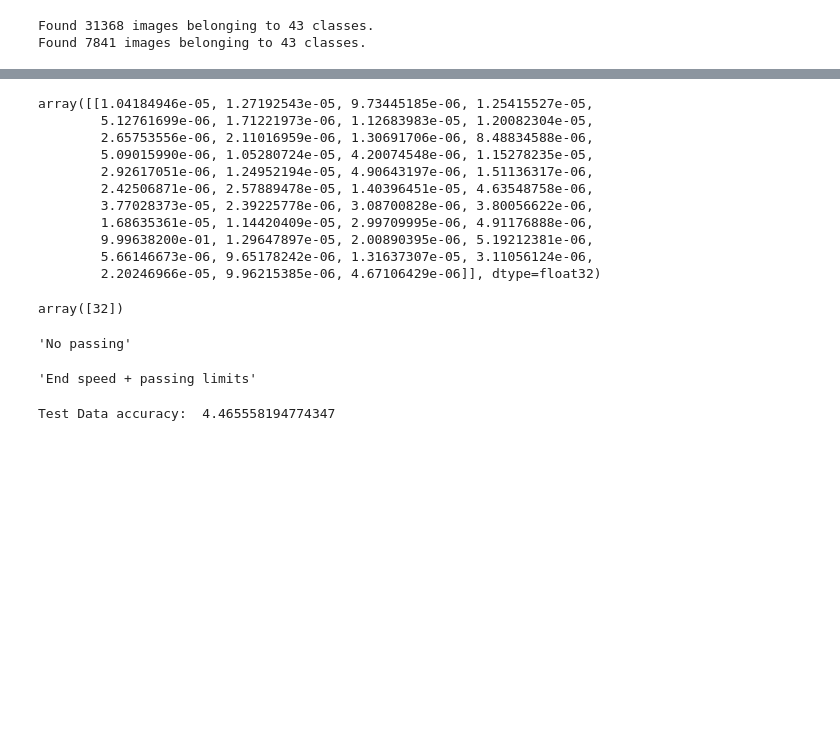
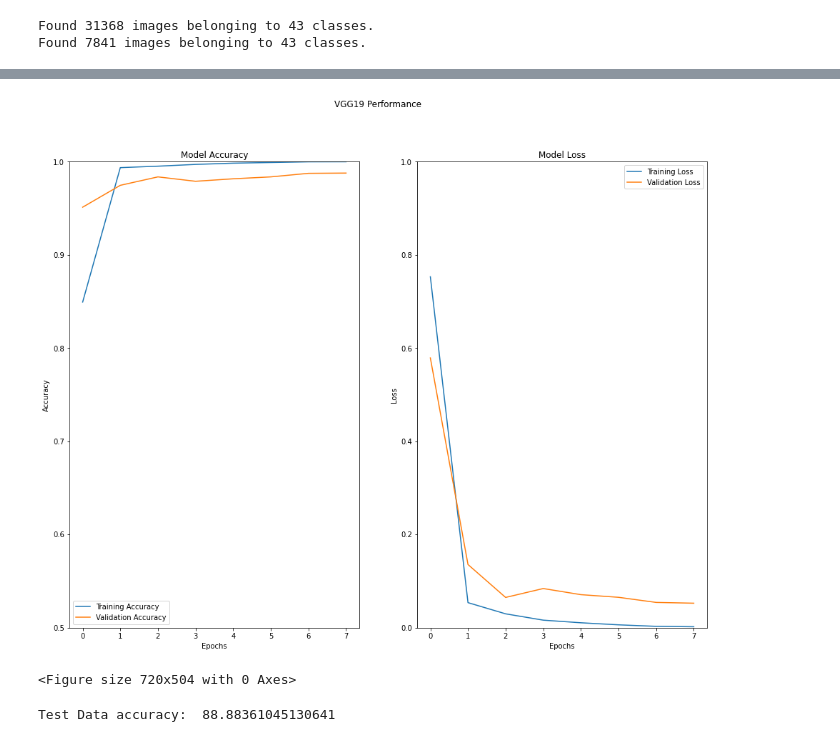
Before and after one commit to a1-rudh/CNNproject, a Jupyter notebook: gtsrb-prediction-cnn.ipynb, the cells around one changed output, grey strips where cells are left out. Saved outputs shown, nothing was run; the diff lists cells and outputs as text; code cells hidden in the pictures; blank space fills up the shorter version.

```diff
--- a/gtsrb-prediction-cnn.ipynb
+++ b/gtsrb-prediction-cnn.ipynb
@@ -310,12 +402,13 @@ Non-trainable params: 1,024
 _________________________________________________________________
 # %%
 alpha=0.0001
-epochs=5
+epochs=8
 optim = keras.optimizers.Adam(learning_rate=alpha)
 vgg_model.compile(optimizer = optim, loss = 'categorical_crossentropy', metrics = ['accuracy'])
 # %%
-history = vgg_model.fit(train_dataset,
-                    steps_per_epoch=len(train_dataset),
-                    epochs=epochs,)
-#                     validation_split=0.1)
+vgg_history = vgg_model.fit(train_dataset,
+                        steps_per_epoch=len(train_dataset),
+                        epochs=epochs,
+                        validation_data=test_dataset,
+                        validation_steps=len(test_dataset))
 # %% [output]
@@ -332,3 +431,29 @@ Epoch 5/5
+# %%
+fig,ax=plt.subplots(1,2)
+fig.set_size_inches(16,12)
+performance = pd.DataFrame(vgg_history.history)
+plt.figure(figsize=(10,7))
+ax[1].plot(performance[['loss','val_loss']])
+ax[1].legend(['Training Loss', 'Validation Loss'])
+ax[1].set_title('Model Loss')
+ax[1].set_xlabel('Epochs')
+ax[1].set_ylabel('Loss')
+ax[1].set_ylim(0,1)
+ax[0].plot(performance[['accuracy','val_accuracy']])
+ax[0].legend(['Training Accuracy', 'Validation Accuracy'])
+ax[0].set_title('Model Accuracy')
+ax[0].set_xlabel('Epochs')
+ax[0].set_ylabel('Accuracy')
+ax[0].set_ylim(0.5,1)
+fig.suptitle('VGG19 Performance')
+plt.show()
+# %% [output]
+[figure, added]
+<Figure size 720x504 with 0 Axes>
 # %%
+from sklearn.metrics import accuracy_score
 pred = vgg_model.predict(X_test)
-pred = pred.argmax(axis=-1)
+pred = map_pred(pred.argmax(axis=-1))
+print('Test Data accuracy: ',accuracy_score(test_labels, pred)*100)
+# %% [output]
+Test Data accuracy:  88.88361045130641
@@ -342,18 +459,0 @@ result = vgg_model.predict(test_image)
-# %%
-result
-# %% [output]
-array([[1.04184946e-05, 1.27192543e-05, 9.73445185e-06, 1.25415527e-05,
-        5.12761699e-06, 1.71221973e-06, 1.12683983e-05, 1.20082304e-05,
-        2.65753556e-06, 2.11016959e-06, 1.30691706e-06, 8.48834588e-06,
-        5.09015990e-06, 1.05280724e-05, 4.20074548e-06, 1.15278235e-05,
-        2.92617051e-06, 1.24952194e-05, 4.90643197e-06, 1.51136317e-06,
-        2.42506871e-06, 2.57889478e-05, 1.40396451e-05, 4.63548758e-06,
-        3.77028373e-05, 2.39225778e-06, 3.08700828e-06, 3.80056622e-06,
-        1.68635361e-05, 1.14420409e-05, 2.99709995e-06, 4.91176888e-06,
-        9.99638200e-01, 1.29647897e-05, 2.00890395e-06, 5.19212381e-06,
-        5.66146673e-06, 9.65178242e-06, 1.31637307e-05, 3.11056124e-06,
-        2.20246966e-05, 9.96215385e-06, 4.67106429e-06]], dtype=float32)
-# %%
-result.argmax(axis=-1)
-# %% [output]
-array([32])
@@ -366,13 +459,0 @@ image = image.reshape(1,height,width,3)
-# %%
-classes[labels[15]]
-# %% [output]
-'No passing'
-# %%
-classes[int(vgg_model.predict(image).argmax(axis=-1))]
-# %% [output]
-'End speed + passing limits'
-# %%
-from sklearn.metrics import accuracy_score
-print('Test Data accuracy: ',accuracy_score(labels, pred)*100)
-# %% [output]
-Test Data accuracy:  4.465558194774347
```
Also changed, not shown: parts of 23 cells of this notebook.
